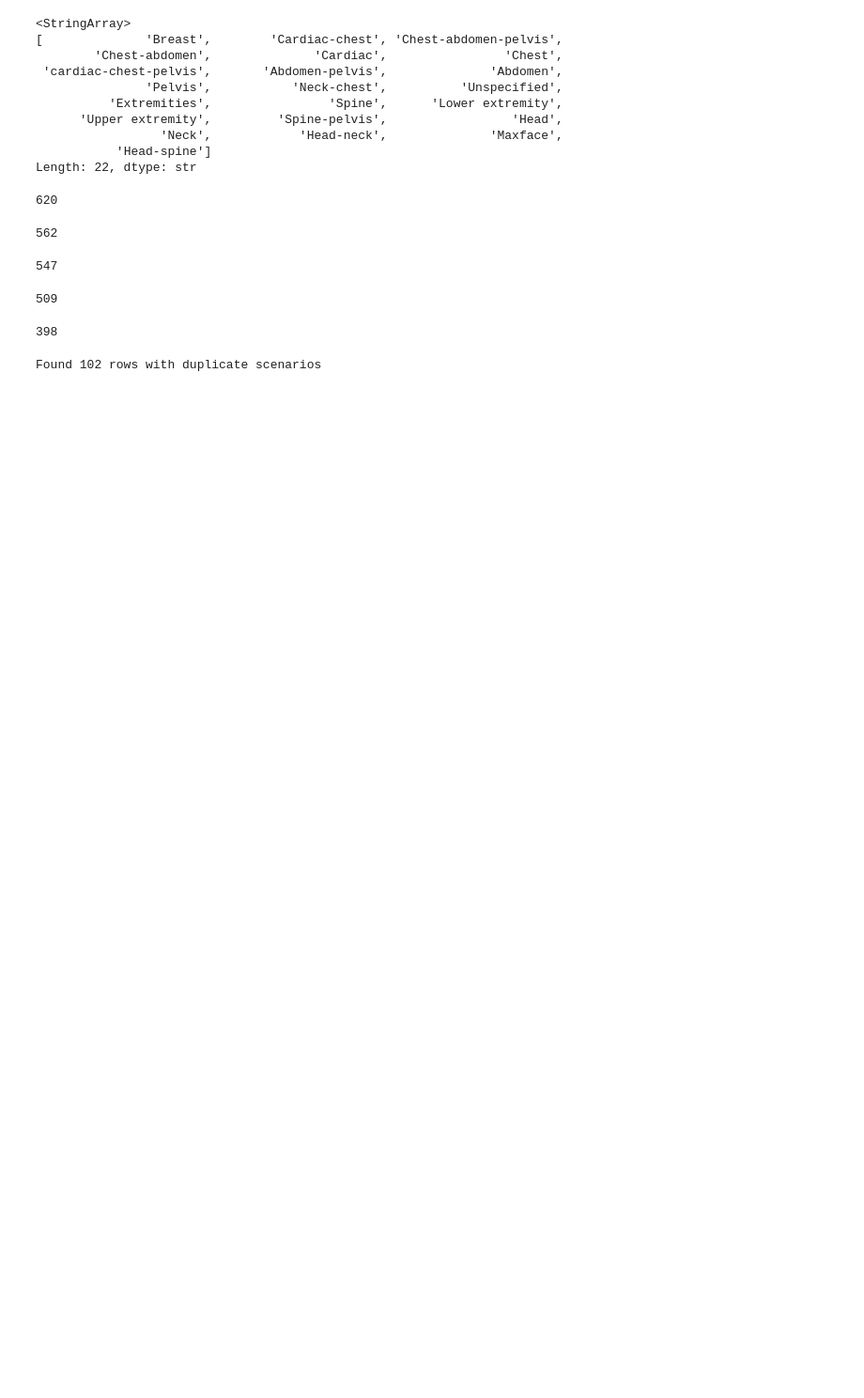
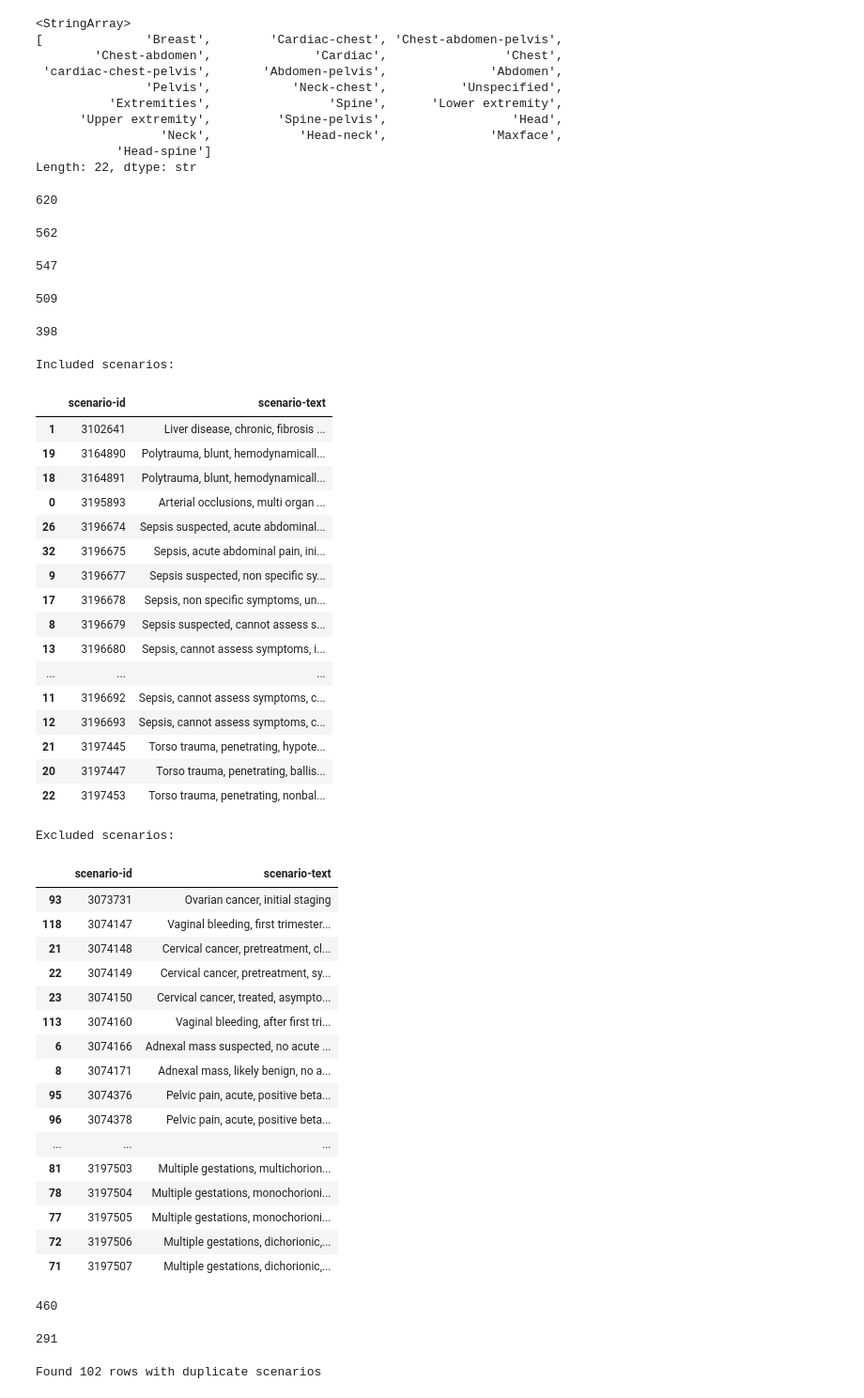
Before and after one commit to bsalexander/acr_analysis, a Jupyter notebook: analyze_categories.ipynb, the cells around one changed output. Shown at 94% size. Saved outputs shown, nothing was run; the diff lists cells and outputs as text; code cells hidden in the pictures; blank space fills up the shorter version.

```diff
--- a/analyze_categories.ipynb
+++ b/analyze_categories.ipynb
@@ -100,9 +103,69 @@ print(without_monitoring_n)
+# %%
+included_scenarios = specific_scenarios_to_include.merge(
+    df[['scenario-id', 'scenario-text']].drop_duplicates(),
+    on='scenario-id',
+    how='left'
+).drop_duplicates().sort_values('scenario-id')
+
+excluded_scenarios = specific_scenarios_to_exclude.merge(
+    df[['scenario-id', 'scenario-text']].drop_duplicates(),
+    on='scenario-id',
+    how='left'
+).drop_duplicates().sort_values('scenario-id')
+
+print("Included scenarios:")
+display(included_scenarios)
+
+print("\nExcluded scenarios:")
+display(excluded_scenarios)
+# %% [output]
+Included scenarios:
+|  | scenario-id | scenario-text |
+| 1 | 3102641 | Liver disease, chronic, fibrosis ... |
+| 19 | 3164890 | Polytrauma, blunt, hemodynamicall... |
+| 18 | 3164891 | Polytrauma, blunt, hemodynamicall... |
+| 0 | 3195893 | Arterial occlusions, multi organ ... |
+| 26 | 3196674 | Sepsis suspected, acute abdominal... |
+| 32 | 3196675 | Sepsis, acute abdominal pain, ini... |
+| 9 | 3196677 | Sepsis suspected, non specific sy... |
+| 17 | 3196678 | Sepsis, non specific symptoms, un... |
+| 8 | 3196679 | Sepsis suspected, cannot assess s... |
+| 13 | 3196680 | Sepsis, cannot assess symptoms, i... |
+| ... | ... | ... |
+| 11 | 3196692 | Sepsis, cannot assess symptoms, c... |
+| 12 | 3196693 | Sepsis, cannot assess symptoms, c... |
+| 21 | 3197445 | Torso trauma, penetrating, hypote... |
+| 20 | 3197447 | Torso trauma, penetrating, ballis... |
+| 22 | 3197453 | Torso trauma, penetrating, nonbal... |
+Excluded scenarios:
+|  | scenario-id | scenario-text |
+| 93 | 3073731 | Ovarian cancer, initial staging |
+| 118 | 3074147 | Vaginal bleeding, first trimester... |
+| 21 | 3074148 | Cervical cancer, pretreatment, cl... |
+| 22 | 3074149 | Cervical cancer, pretreatment, sy... |
+| 23 | 3074150 | Cervical cancer, treated, asympto... |
+| 113 | 3074160 | Vaginal bleeding, after first tri... |
+| 6 | 3074166 | Adnexal mass suspected, no acute ... |
+| 8 | 3074171 | Adnexal mass, likely benign, no a... |
+| 95 | 3074376 | Pelvic pain, acute, positive beta... |
+| 96 | 3074378 | Pelvic pain, acute, positive beta... |
+| ... | ... | ... |
+| 81 | 3197503 | Multiple gestations, multichorion... |
+| 78 | 3197504 | Multiple gestations, monochorioni... |
+| 77 | 3197505 | Multiple gestations, monochorioni... |
+| 72 | 3197506 | Multiple gestations, dichorionic,... |
+| 71 | 3197507 | Multiple gestations, dichorionic,... |
 # %%
-specific_scenarios_to_include = pd.read_csv('include.csv')
-specific_scenarios_to_exclude = pd.read_csv('exclude.csv')
 
 filtered_df = pd.concat([filtered_df, df[df['scenario-id'].isin(specific_scenarios_to_include['scenario-id'])]])
-filtered_df = filtered_df[~filtered_df['scenario-id'].isin(specific_scenarios_to_exclude['scenario-id'])]
+print(len(filtered_df))
+# %% [output]
+460
+# %%
+filtered_df = filtered_df[~filtered_df['scenario-id'].isin(specific_scenarios_to_exclude['scenario-id'])]
+print(len(filtered_df))
+# %% [output]
+291
 # %%
 
 # Find duplicate scenario texts
```
Also changed, not shown: parts of 4 cells of this notebook.
